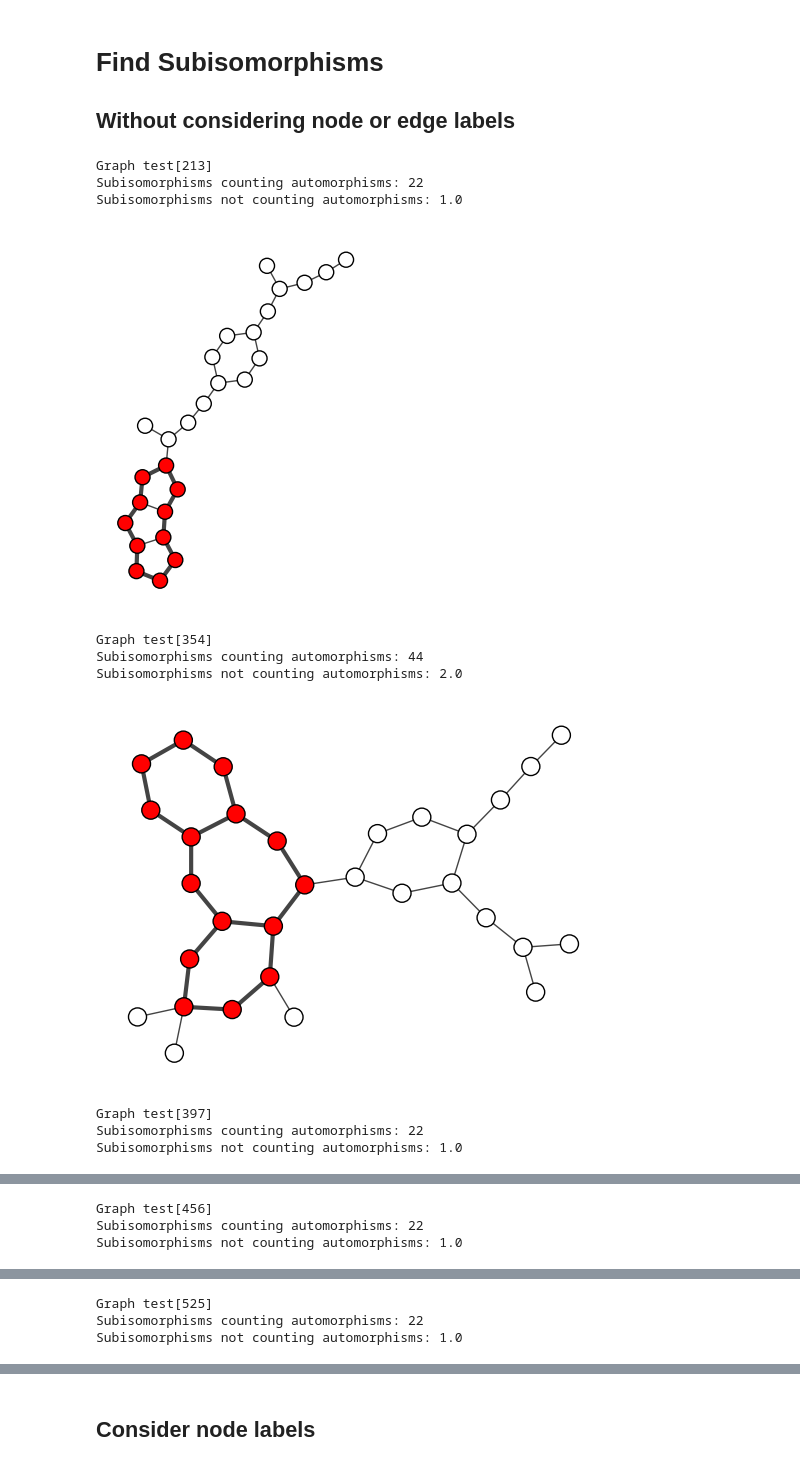
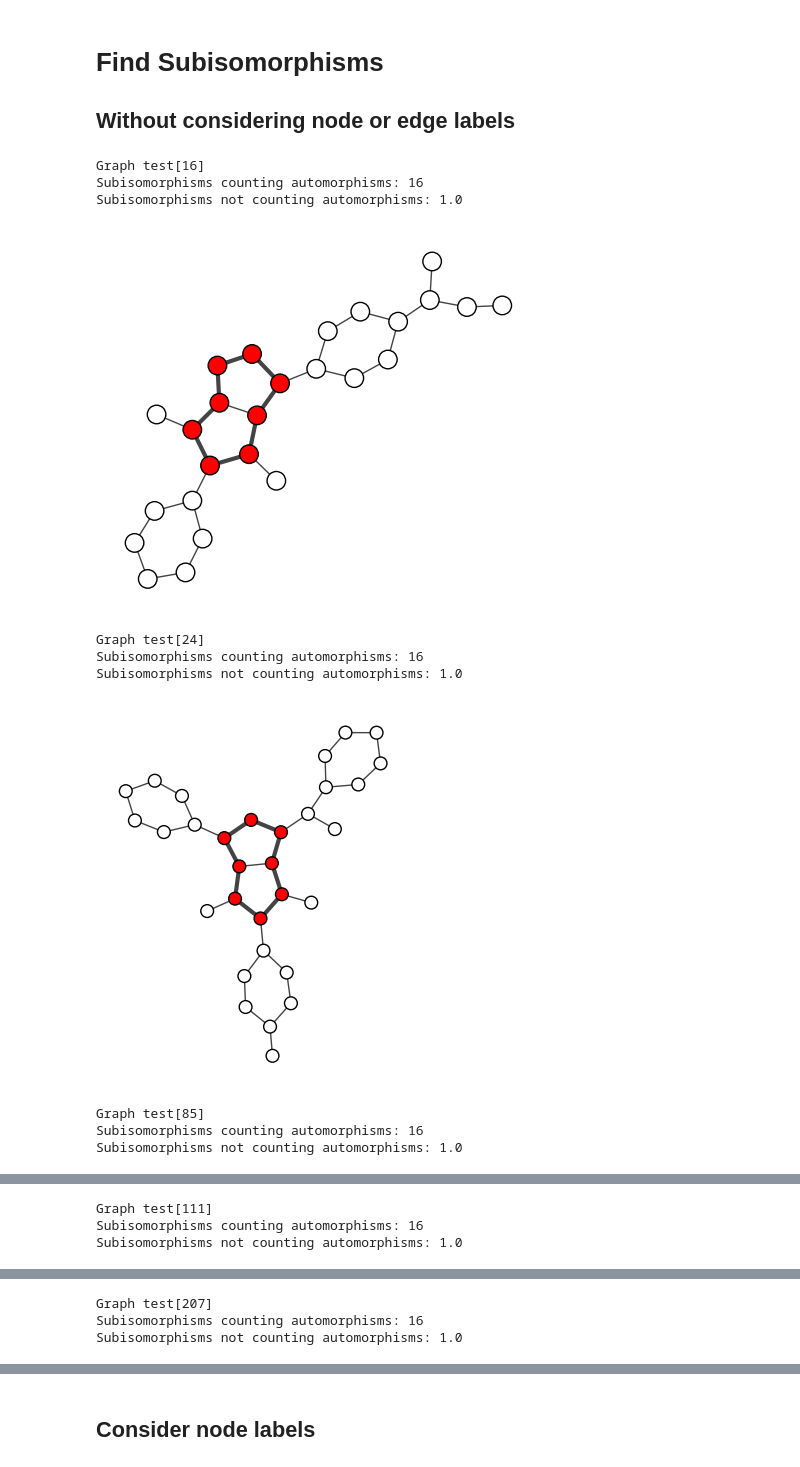
Before and after one commit to stefanjp/SubgraphCounting, a Jupyter notebook: examples/subgraph_counting.ipynb, the cells around one changed output, grey strips where cells are left out. Saved outputs shown, nothing was run; the diff lists cells and outputs as text; code cells hidden in the pictures.

Commit message:
CHANGED example for plotting graphs with cycle 8 subgraphs and also considering nodes and/or edge labels

```diff
--- a/examples/subgraph_counting.ipynb
+++ b/examples/subgraph_counting.ipynb
@@ -30,30 +30,30 @@ graph.plot(#, f'{PLOT_ROOT}/zink_train_1_attributes.svg'
 # %%
 # get ZINC dataset
 zinc_train_100 = datasets_pyg['train'][:1000]
-cycle_8_ig = pattern.create_cycle(11)
+cycle_8_ig = pattern.create_cycle(8)
 cycle_8_pyg = conversion.igraph_to_pyg_graph(cycle_8_ig)
 cycle_8 = Graph(cycle_8_pyg, pyg_to_undirected=True)
 for i, graph_pyg in enumerate(zinc_train_100):
     graph = Graph(graph_pyg, pyg_to_undirected=True)
     subisomorphisms = graph.get_subisomorphisms(cycle_8)
     if subisomorphisms:
         print(f"Graph test[{i}]")
         print(f"Subisomorphisms counting automorphisms: {len(subisomorphisms)}")
         subgraph_count = graph.count_subisomorphisms(cycle_8)
         print(f"Subisomorphisms not counting automorphisms: {subgraph_count}")
         fig, _ = graph.plot( #f'{PLOT_ROOT}/zink_train_{i}_cycle_8.svg'
                 subgraph=cycle_8)
         plt.show()
         plt.close(fig)
 # %% [output]
-Graph test[213]
-Subisomorphisms counting automorphisms: 22
+Graph test[16]
+Subisomorphisms counting automorphisms: 16
 Subisomorphisms not counting automorphisms: 1.0
-[figure, old version]
+[figure, new version]
-Graph test[354]
-Subisomorphisms counting automorphisms: 44
-Subisomorphisms not counting automorphisms: 2.0
+Graph test[24]
+Subisomorphisms counting automorphisms: 16
+Subisomorphisms not counting automorphisms: 1.0
-[figure, old version]
+[figure, new version]
-Graph test[397]
-Subisomorphisms counting automorphisms: 22
+Graph test[85]
+Subisomorphisms counting automorphisms: 16
 Subisomorphisms not counting automorphisms: 1.0
@@ -61,3 +61,3 @@ Subisomorphisms not counting automorphisms: 1.0
-Graph test[456]
-Subisomorphisms counting automorphisms: 22
+Graph test[111]
+Subisomorphisms counting automorphisms: 16
 Subisomorphisms not counting automorphisms: 1.0
@@ -65,3 +65,3 @@ Subisomorphisms not counting automorphisms: 1.0
-Graph test[525]
-Subisomorphisms counting automorphisms: 22
+Graph test[207]
+Subisomorphisms counting automorphisms: 16
 Subisomorphisms not counting automorphisms: 1.0
```
Also changed, not shown: parts of 3 cells of this notebook, 1 other file.
